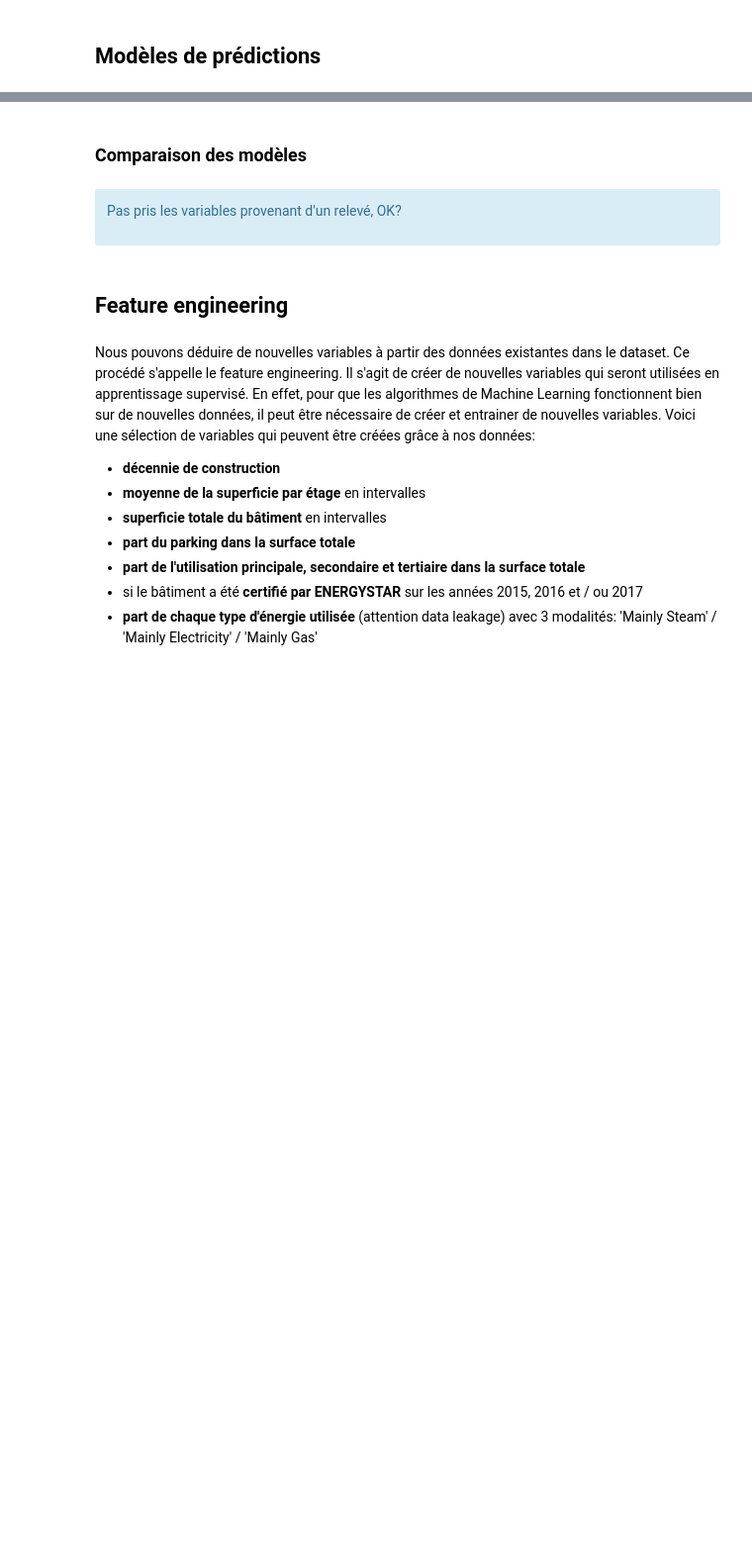
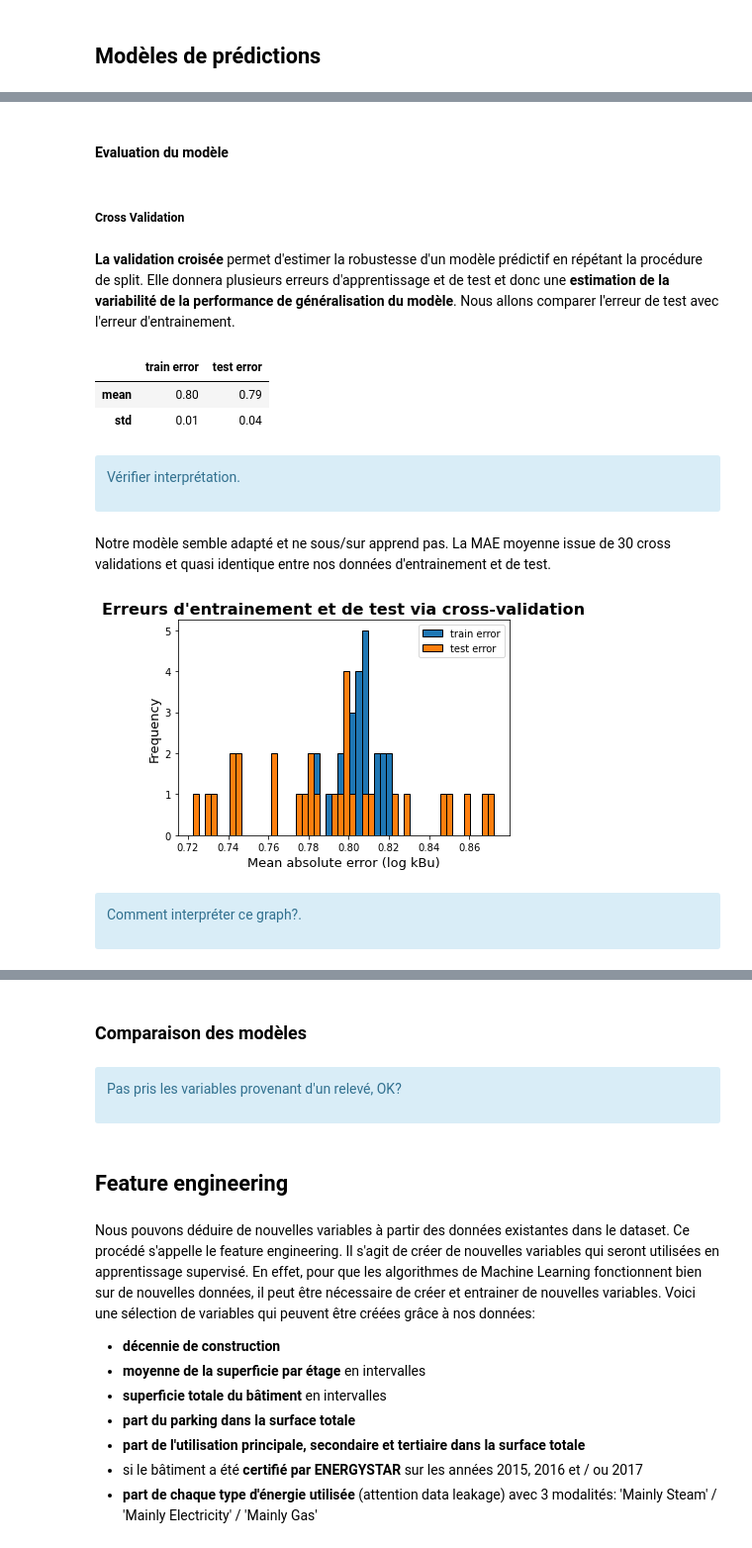
Before and after one commit to Milie-Mimi/-OC_DS_Project4, a Jupyter notebook: Pélec_01_notebook.ipynb, the cells around one changed output, grey strips where cells are left out. Shown at 99% size. Drawn from its saved outputs; the diff is of its cells as text; code cells hidden in the pictures; blank space fills up the shorter version.

```diff
--- a/Pélec_01_notebook.ipynb
+++ b/Pélec_01_notebook.ipynb
@@ -1284,0 +1378,6 @@ final_pipe
+# %%
+# Définition du modèle en appliquant les étapes de préprocessing
+model_1 = Pipeline(steps=[
+    ('preprocessor', preprocessor),
+    ('regressor', LinearRegression()),
+])
@@ -1284,0 +1411,38 @@ final_pipe
+# %%
+_ = model_1.fit(x_train, y_train)
+# %% [markdown]
+#### Evaluation du modèle
+# %% [markdown]
+##### Cross Validation
+# %% [markdown]
+**La validation croisée** permet d'estimer la robustesse d'un modèle prédictif en répétant la procédure de split. Elle donnera plusieurs erreurs d'apprentissage et de test et donc une **estimation de la variabilité de la performance de généralisation du modèle**. Nous allons comparer l'erreur de test avec l'erreur d'entrainement.
+# %%
+cv = ShuffleSplit(n_splits=30, test_size=0.2)
+cv_results = cross_validate(model_1, data, target,
+                            cv=cv, scoring="neg_mean_absolute_error",
+                            return_train_score=True, return_estimator=True,  n_jobs=2)
+cv_results = pd.DataFrame(cv_results)
+# %%
+cv_results[["train error", "test error"]] = -cv_results[["train_score", "test_score"]] # inverse de la négation pour obtenir l'erreur
+# %%
+cv_results[["train error", "test error"]].agg(['mean', 'std'])
+# %% [output]
+|  | train error | test error |
+| mean | 0.80 | 0.79 |
+| std | 0.01 | 0.04 |
+# %% [markdown]
+<div class="alert alert-block alert-info">
+    <p> Vérifier interprétation.</p>
+</div>
+# %% [markdown]
+Notre modèle semble adapté et ne sous/sur apprend pas. La MAE moyenne issue de 30 cross validations et quasi identique entre nos données d'entrainement et de test.
+# %%
+cv_results[["train error", "test error"]].plot.hist(bins=50, edgecolor="black")
+plt.xlabel("Mean absolute error (log kBu)")
+_ = plt.title("Erreurs d'entrainement et de test via cross-validation")
+# %% [output]
+[figure, added]
+# %% [markdown]
+<div class="alert alert-block alert-info">
+    <p> Comment interpréter ce graph?.</p>
+</div>
```
Also changed, not shown: parts of 138 cells of this notebook.
